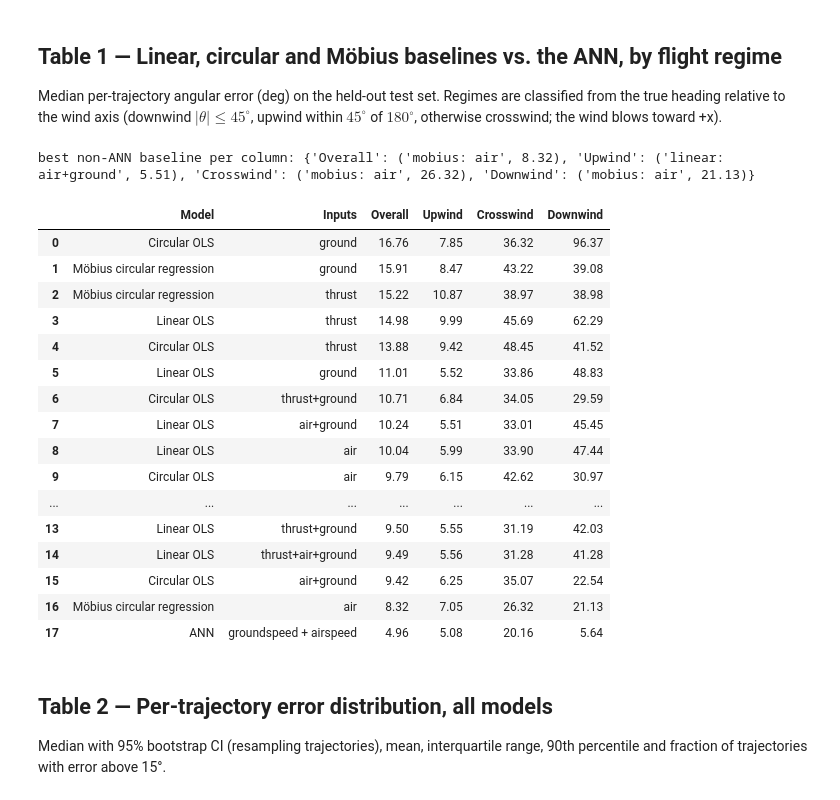
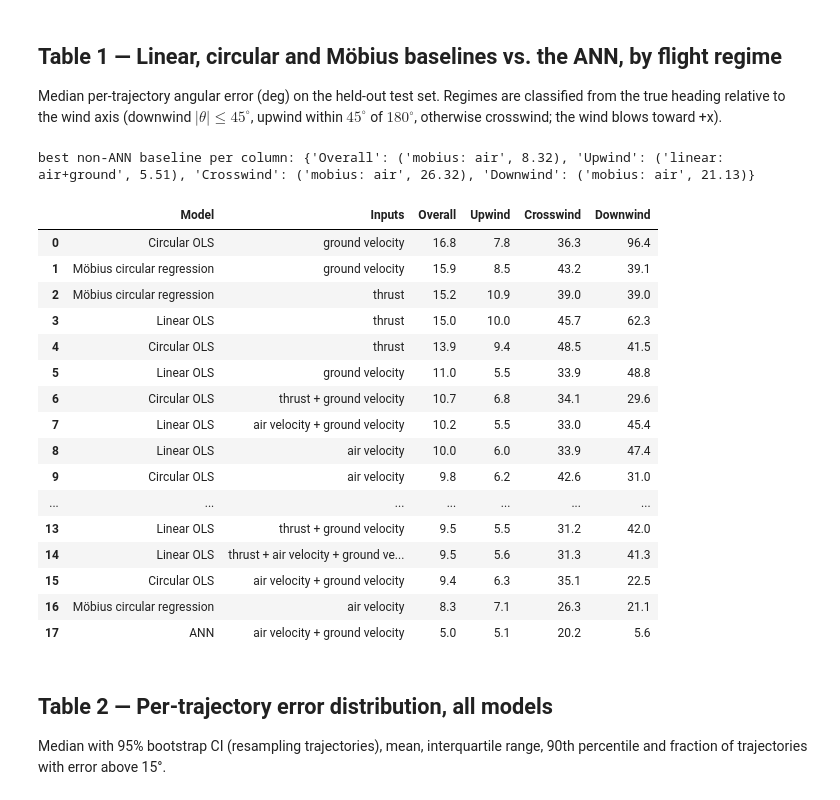
Before and after one commit to nehalsinghmangat/drosophila_body_orientation_predictor, a Jupyter notebook: notebooks/04_generate_tables.ipynb, the cells around one changed output. Drawn from its saved outputs; the diff is of its cells as text; code cells hidden in the pictures.

```diff
--- a/notebooks/04_generate_tables.ipynb
+++ b/notebooks/04_generate_tables.ipynb
@@ -41,7 +42,17 @@ def bootstrap_ci(v, n_boot=5000, seed=0):
     lo, hi = np.percentile(med, [2.5, 97.5])
     return float(np.median(v)), float(lo), float(hi)
 
-def ci_str(m, lo, hi): return f'{m:.2f} [{lo:.2f}, {hi:.2f}]'
+def ci_str(m, lo, hi): return f'{m:.1f} [{lo:.1f}, {hi:.1f}]'
+
+FAMILY = {'linear': 'Linear OLS', 'circular': 'Circular OLS', 'mobius': 'Möbius circular regression', 'ANN': 'ANN'}
+INPUT_LABEL = {'thrust': 'thrust', 'air': 'air velocity', 'ground': 'ground velocity'}
+
+def inputs_label(key):
+    """'circular: thrust+air' -> 'thrust + air velocity'; the ANN's inputs are air and ground velocity"""
+    if key == 'ANN': return 'air velocity + ground velocity'
+    return ' + '.join(INPUT_LABEL[q] for q in key.split(': ')[1].split('+'))
+
+def model_label(key): return 'ANN' if key == 'ANN' else f"{FAMILY[key.split(':')[0]]} ({inputs_label(key)})"
 
 def esc(s): return str(s).replace('_', r'\_').replace('%', r'\%').replace('&', r'\&')
 
@@ -139,39 +150,38 @@ Median per-trajectory angular error (deg) on the held-out test set. Regimes are
 # %%
 ann_frames = pd.read_csv(OUT + 'ann_by_regime.csv')
 ann_s, ann_pooled, ann_by_reg = summarize(ann_frames)
 base = pd.read_csv(OUT + 'ols_baselines_by_regime.csv')
 t1 = pd.concat([base, pd.DataFrame(mobius_rows), pd.DataFrame([{'model': 'ANN', **ann_s}])], ignore_index=True)
-t1['family'] = t1['model'].str.split(':').str[0].map({'linear': 'Linear OLS', 'circular': 'Circular OLS',
-                                                     'mobius': 'Möbius circular regression', 'ANN': 'ANN'})
-t1['inputs'] = t1['model'].str.split(': ').str[-1].where(t1['model'] != 'ANN', 'groundspeed + airspeed')
+t1['family'] = t1['model'].str.split(':').str[0].map(FAMILY)
+t1['inputs'] = t1['model'].map(inputs_label)
 t1 = t1.sort_values('overall', ascending=False).reset_index(drop=True)
 table1 = t1[['family', 'inputs', 'overall', 'upwind', 'crosswind', 'downwind']].copy()
 table1.columns = ['Model', 'Inputs', 'Overall', 'Upwind', 'Crosswind', 'Downwind']
 best_idx = {c: t1[t1['family'] != 'ANN'][c.lower()].idxmin() for c in ['Overall', 'Upwind', 'Crosswind', 'Downwind']}
 print('best non-ANN baseline per column:', {c: (t1.loc[i, 'model'], round(t1.loc[i, c.lower()], 2)) for c, i in best_idx.items()})
-for c in ['Overall', 'Upwind', 'Crosswind', 'Downwind']: table1[c] = table1[c].map('{:.2f}'.format)
+for c in ['Overall', 'Upwind', 'Crosswind', 'Downwind']: table1[c] = table1[c].map('{:.1f}'.format)
 save(table1, 'table1_baselines_by_regime',
-     'Median per-trajectory angular error (deg) of every linear, circular and M\\"obius baseline and of the ANN on the held-out test trajectories, overall and by flight regime. Sorted by overall error, worst first.',
+     'Median per-trajectory angular error (deg) of every linear, circular and M\\"obius baseline and of the ANN on the held-out test trajectories, overall and by flight regime. Circular OLS and M\\"obius regressions use only the direction of each input; linear OLS and the ANN use its magnitude and direction. Sorted by overall error, worst first.',
      'baseline_regime', align='llrrrr')
 # %% [output]
 best non-ANN baseline per column: {'Overall': ('mobius: air', 8.32), 'Upwind': ('linear: air+ground', 5.51), 'Crosswind': ('mobius: air', 26.32), 'Downwind': ('mobius: air', 21.13)}
 |  | Model | Inputs | Overall | Upwind | Crosswind | Downwind |
-| 0 | Circular OLS | ground | 16.76 | 7.85 | 36.32 | 96.37 |
-| 1 | Möbius circular regression | ground | 15.91 | 8.47 | 43.22 | 39.08 |
-| 2 | Möbius circular regression | thrust | 15.22 | 10.87 | 38.97 | 38.98 |
-| 3 | Linear OLS | thrust | 14.98 | 9.99 | 45.69 | 62.29 |
-| 4 | Circular OLS | thrust | 13.88 | 9.42 | 48.45 | 41.52 |
-| 5 | Linear OLS | ground | 11.01 | 5.52 | 33.86 | 48.83 |
-| 6 | Circular OLS | thrust+ground | 10.71 | 6.84 | 34.05 | 29.59 |
-| 7 | Linear OLS | air+ground | 10.24 | 5.51 | 33.01 | 45.45 |
-| 8 | Linear OLS | air | 10.04 | 5.99 | 33.90 | 47.44 |
-| 9 | Circular OLS | air | 9.79 | 6.15 | 42.62 | 30.97 |
+| 0 | Circular OLS | ground velocity | 16.8 | 7.8 | 36.3 | 96.4 |
+| 1 | Möbius circular regression | ground velocity | 15.9 | 8.5 | 43.2 | 39.1 |
+| 2 | Möbius circular regression | thrust | 15.2 | 10.9 | 39.0 | 39.0 |
+| 3 | Linear OLS | thrust | 15.0 | 10.0 | 45.7 | 62.3 |
+| 4 | Circular OLS | thrust | 13.9 | 9.4 | 48.5 | 41.5 |
+| 5 | Linear OLS | ground velocity | 11.0 | 5.5 | 33.9 | 48.8 |
+| 6 | Circular OLS | thrust + ground velocity | 10.7 | 6.8 | 34.1 | 29.6 |
+| 7 | Linear OLS | air velocity + ground velocity | 10.2 | 5.5 | 33.0 | 45.4 |
+| 8 | Linear OLS | air velocity | 10.0 | 6.0 | 33.9 | 47.4 |
+| 9 | Circular OLS | air velocity | 9.8 | 6.2 | 42.6 | 31.0 |
 | ... | ... | ... | ... | ... | ... | ... |
-| 13 | Linear OLS | thrust+ground | 9.50 | 5.55 | 31.19 | 42.03 |
-| 14 | Linear OLS | thrust+air+ground | 9.49 | 5.56 | 31.28 | 41.28 |
-| 15 | Circular OLS | air+ground | 9.42 | 6.25 | 35.07 | 22.54 |
-| 16 | Möbius circular regression | air | 8.32 | 7.05 | 26.32 | 21.13 |
-| 17 | ANN | groundspeed + airspeed | 4.96 | 5.08 | 20.16 | 5.64 |
+| 13 | Linear OLS | thrust + ground velocity | 9.5 | 5.5 | 31.2 | 42.0 |
+| 14 | Linear OLS | thrust + air velocity + ground ve... | 9.5 | 5.6 | 31.3 | 41.3 |
+| 15 | Circular OLS | air velocity + ground velocity | 9.4 | 6.3 | 35.1 | 22.5 |
+| 16 | Möbius circular regression | air velocity | 8.3 | 7.1 | 26.3 | 21.1 |
+| 17 | ANN | air velocity + ground velocity | 5.0 | 5.1 | 20.2 | 5.6 |
 # %% [markdown]
 ## Table 2 — Per-trajectory error distribution, all models
 
```
Also changed, not shown: parts of 8 cells of this notebook, 17 other files.
